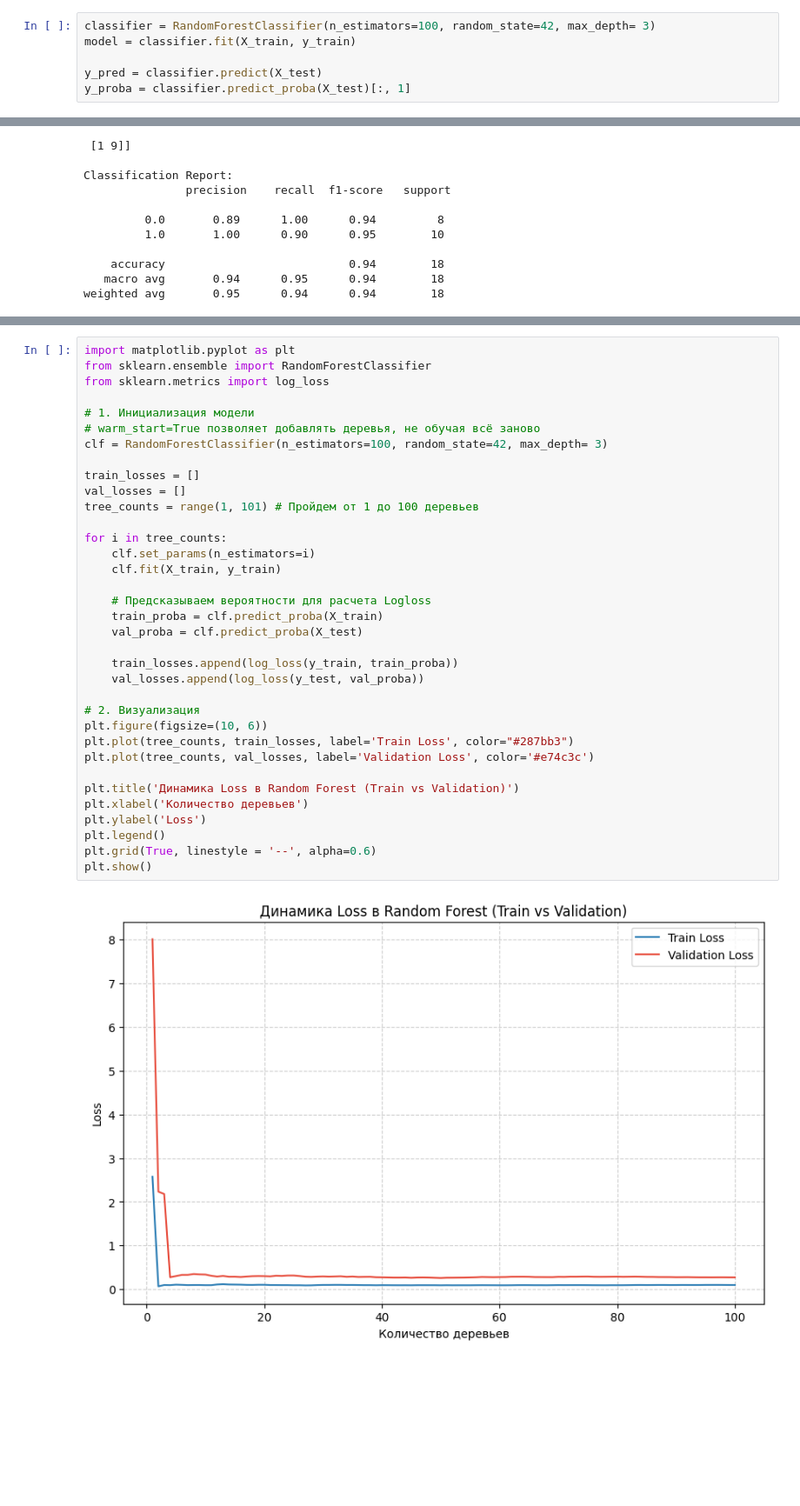
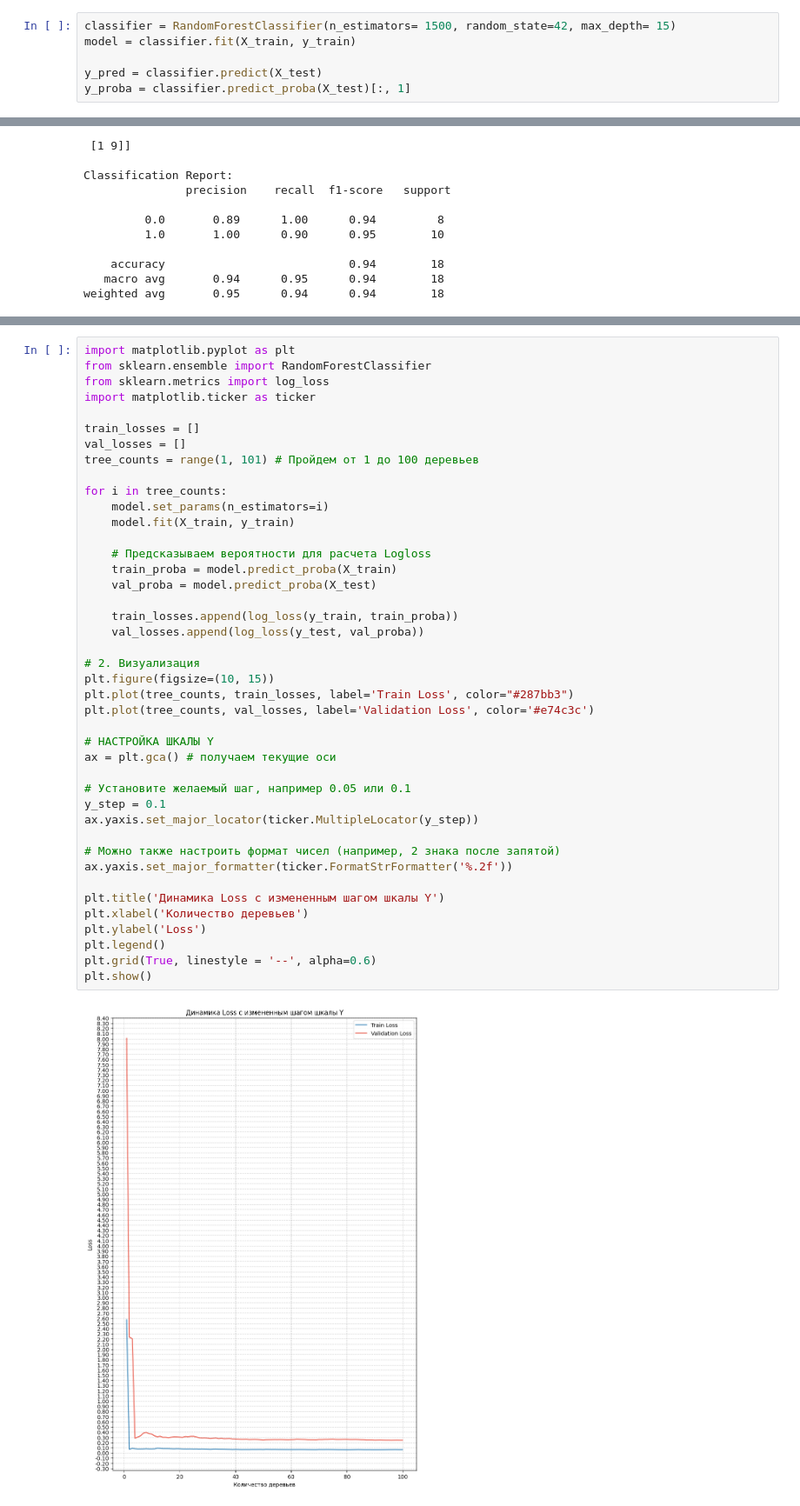
Before and after one commit to Egor29ch/UDGU_project, a Jupyter notebook: random_forest.ipynb, the cells around one changed output, grey strips where cells are left out. Shown at 87% size. Cells and saved outputs as stored; diff of their text form; blank space fills up the shorter version.

```diff
--- a/random_forest.ipynb
+++ b/random_forest.ipynb
@@ -21,7 +21,7 @@ y = df['З/П']
 X = df.drop(['З/П'], axis = 1)
 X_train, X_test, y_train, y_test = train_test_split(X, y, test_size=0.3, random_state=42)
 # %%
-classifier = RandomForestClassifier(n_estimators=100, random_state=42, max_depth= 3)
+classifier = RandomForestClassifier(n_estimators= 1500, random_state=42, max_depth= 15)
 model = classifier.fit(X_train, y_train)
 
 y_pred = classifier.predict(X_test)
@@ -127,37 +127,44 @@ plt.show()
 # %%
 import matplotlib.pyplot as plt
 from sklearn.ensemble import RandomForestClassifier
 from sklearn.metrics import log_loss
-
-# 1. Инициализация модели
-# warm_start=True позволяет добавлять деревья, не обучая всё заново
-clf = RandomForestClassifier(n_estimators=100, random_state=42, max_depth= 3)
+import matplotlib.ticker as ticker
 
 train_losses = []
 val_losses = []
 tree_counts = range(1, 101) # Пройдем от 1 до 100 деревьев
 
 for i in tree_counts:
-    clf.set_params(n_estimators=i)
-    clf.fit(X_train, y_train)
+    model.set_params(n_estimators=i)
+    model.fit(X_train, y_train)
 
     # Предсказываем вероятности для расчета Logloss
-    train_proba = clf.predict_proba(X_train)
-    val_proba = clf.predict_proba(X_test)
+    train_proba = model.predict_proba(X_train)
+    val_proba = model.predict_proba(X_test)
 
     train_losses.append(log_loss(y_train, train_proba))
     val_losses.append(log_loss(y_test, val_proba))
 
 # 2. Визуализация
-plt.figure(figsize=(10, 6))
+plt.figure(figsize=(10, 15))
 plt.plot(tree_counts, train_losses, label='Train Loss', color="#287bb3")
 plt.plot(tree_counts, val_losses, label='Validation Loss', color='#e74c3c')
 
-plt.title('Динамика Loss в Random Forest (Train vs Validation)')
+# НАСТРОЙКА ШКАЛЫ Y
+ax = plt.gca() # получаем текущие оси
+
+# Установите желаемый шаг, например 0.05 или 0.1
+y_step = 0.1
+ax.yaxis.set_major_locator(ticker.MultipleLocator(y_step))
+
+# Можно также настроить формат чисел (например, 2 знака после запятой)
+ax.yaxis.set_major_formatter(ticker.FormatStrFormatter('%.2f'))
+
+plt.title('Динамика Loss с измененным шагом шкалы Y')
 plt.xlabel('Количество деревьев')
 plt.ylabel('Loss')
 plt.legend()
 plt.grid(True, linestyle = '--', alpha=0.6)
 plt.show()
 # %% [output]
-[figure, old version]
+[figure, new version]
```
Also changed, not shown: 12 other files.
